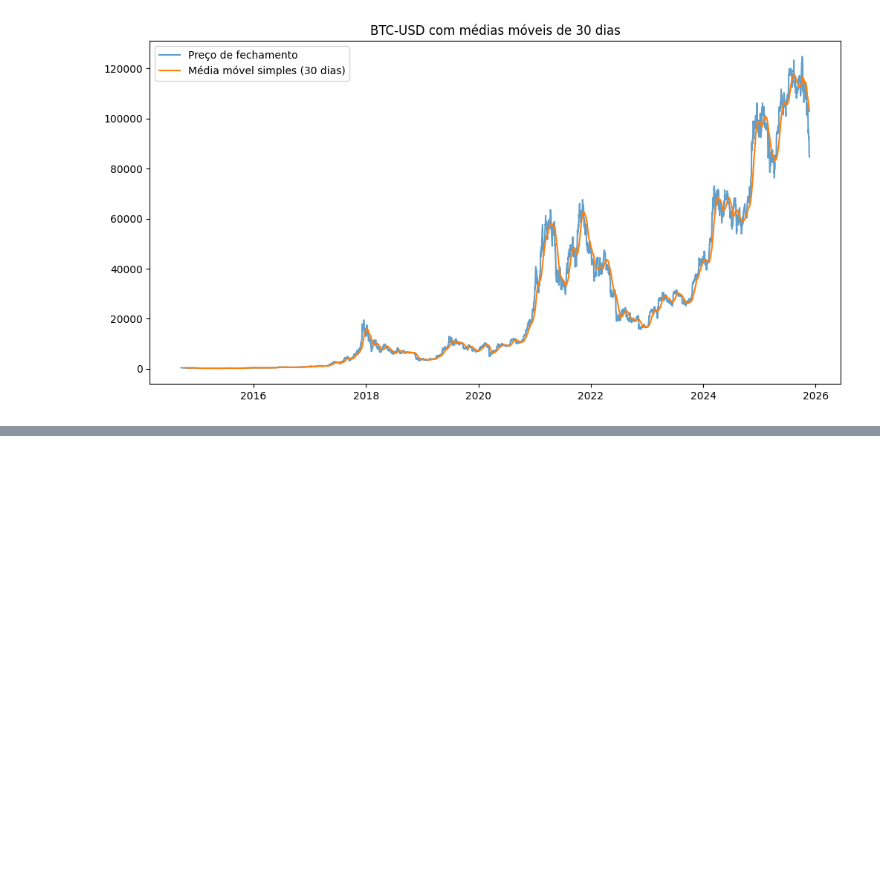
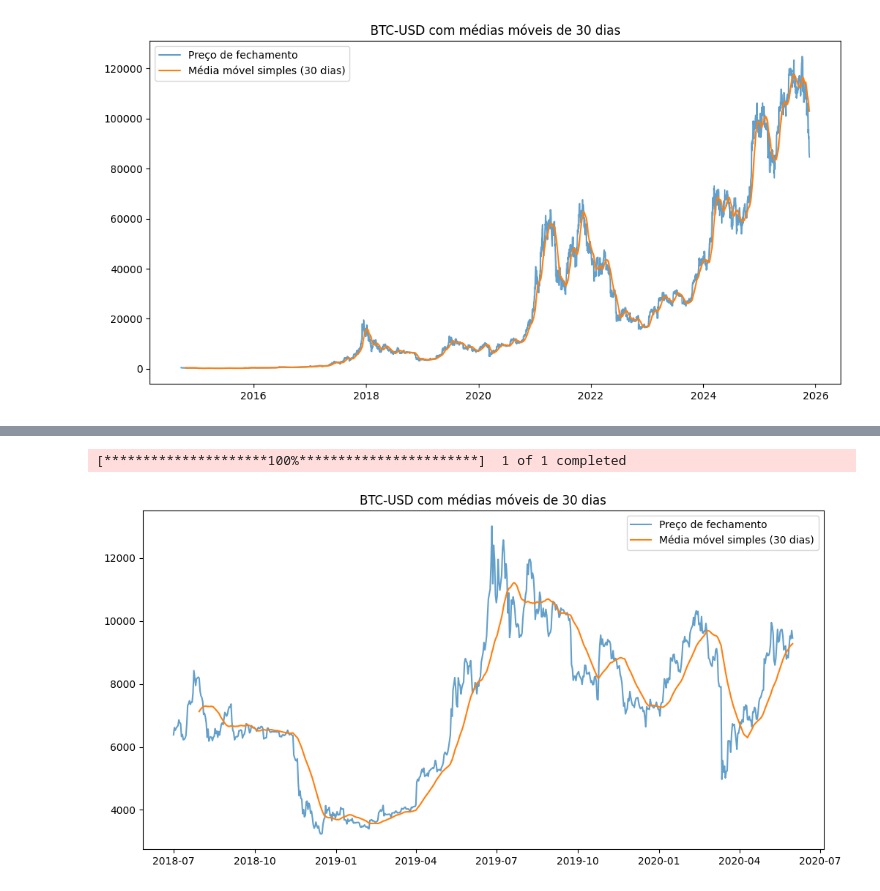
Before and after one commit to Kaue2/Bitcoin-analise-temporal, a Jupyter notebook: notebooks/Analise_serie_temporal.ipynb, the cells around one changed output, grey strips where cells are left out. Saved outputs shown, nothing was run; the diff lists cells and outputs as text; code cells hidden in the pictures; blank space fills up the shorter version.

```diff
--- a/notebooks/Analise_serie_temporal.ipynb
+++ b/notebooks/Analise_serie_temporal.ipynb
@@ -27,0 +54,15 @@ plt.show()
+# %%
+btc = yf.download("BTC-USD", start="2018-07-1", end="2020-06-1")
+btc['media'] = btc['Close'].rolling(window=30).mean()
+
+plt.figure(figsize=(12, 6))
+plt.plot(btc['Close'], label='Preço de fechamento', alpha=0.7)
+plt.plot(btc['media'],
+         label='Média móvel simples (30 dias)',
+         linestyle='solid')
+plt.legend()
+plt.title('BTC-USD com médias móveis de 30 dias')
+plt.show()
+# %% [output]
+[*********************100%***********************]  1 of 1 completed
+[figure, added]
```
Also changed, not shown: parts of 7 cells of this notebook, 1 other file.
